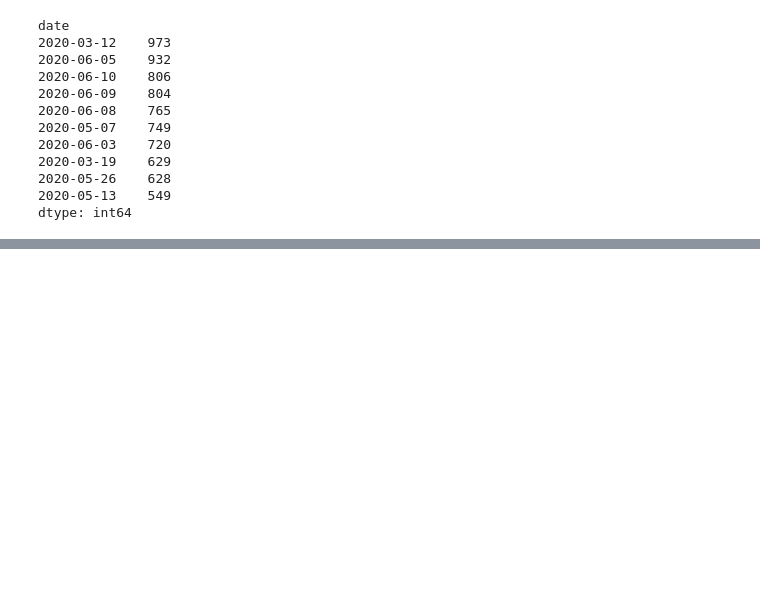
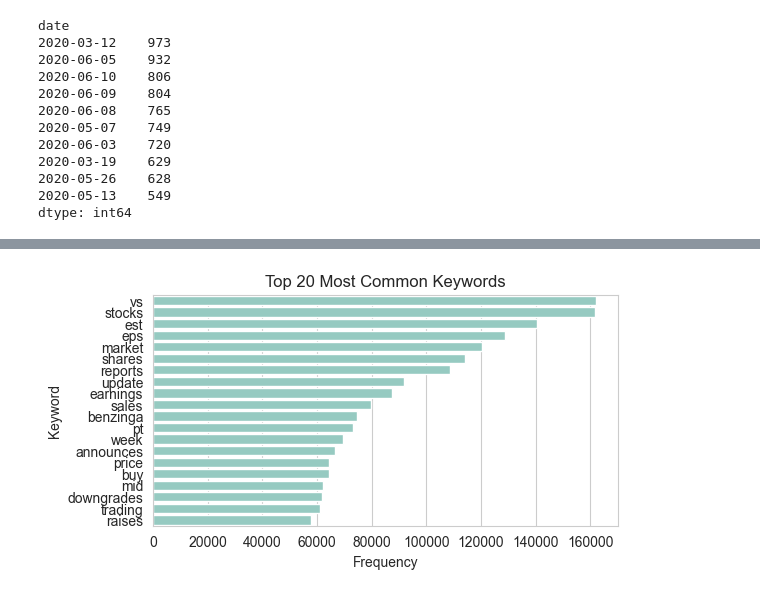
Before and after one commit to EldaGir/news-sentiment-analysis, a Jupyter notebook: notebooks/task1_eda.ipynb, the cells around one changed output, grey strips where cells are left out. Saved outputs shown, nothing was run; the diff lists cells and outputs as text; code cells hidden in the pictures; blank space fills up the shorter version.

Commit message:
common keywords analysis using NLP techniques done

```diff
--- a/notebooks/task1_eda.ipynb
+++ b/notebooks/task1_eda.ipynb
@@ -275,0 +281,3 @@ dtype: int64
+# %%
+df['clean_headline'] = df['headline'].str.lower()
+df['clean_headline'].head()
@@ -275,0 +291,16 @@ dtype: int64
+# %%
+count_vectorizer = CountVectorizer(
+    stop_words='english',
+    max_features=20
+)
+
+word_matrix = count_vectorizer.fit_transform(df['clean_headline'])
+
+word_counts = pd.DataFrame({
+    'word': count_vectorizer.get_feature_names_out(),
+    'count': word_matrix.toarray().sum(axis=0)
+})
+
+word_counts = word_counts.sort_values(by='count', ascending=False)
+
+print(word_counts)
@@ -275,0 +331,16 @@ dtype: int64
+# %%
+plt.figure(figsize=(6,3))
+
+sns.barplot(
+    x='count',
+    y='word',
+    data=word_counts
+)
+
+plt.title("Top 20 Most Common Keywords")
+plt.xlabel("Frequency")
+plt.ylabel("Keyword")
+
+plt.show()
+# %% [output]
+[figure, added]
```
Also changed, not shown: parts of 8 cells of this notebook.
